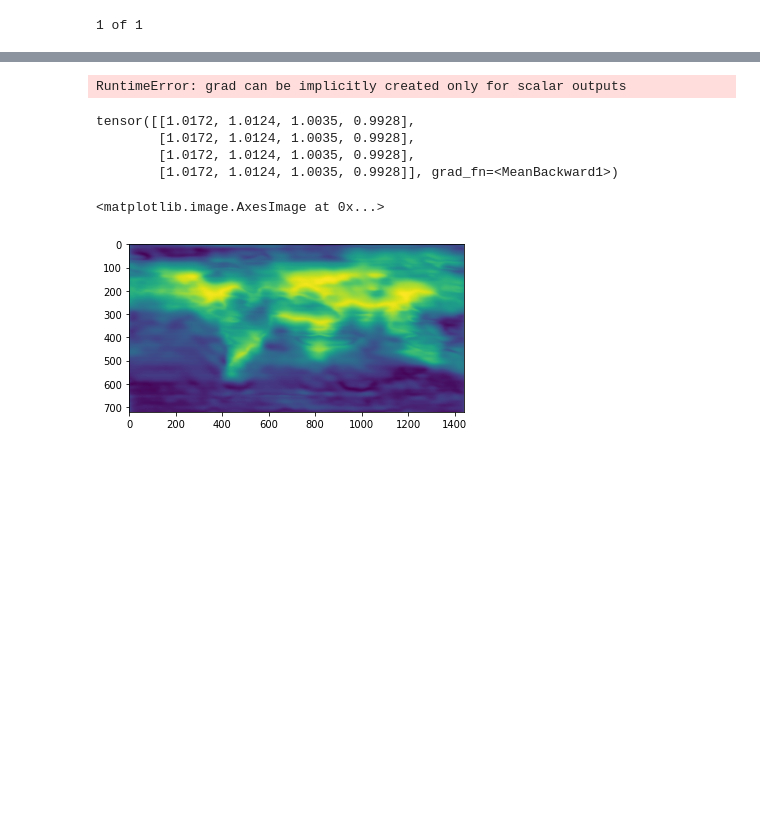
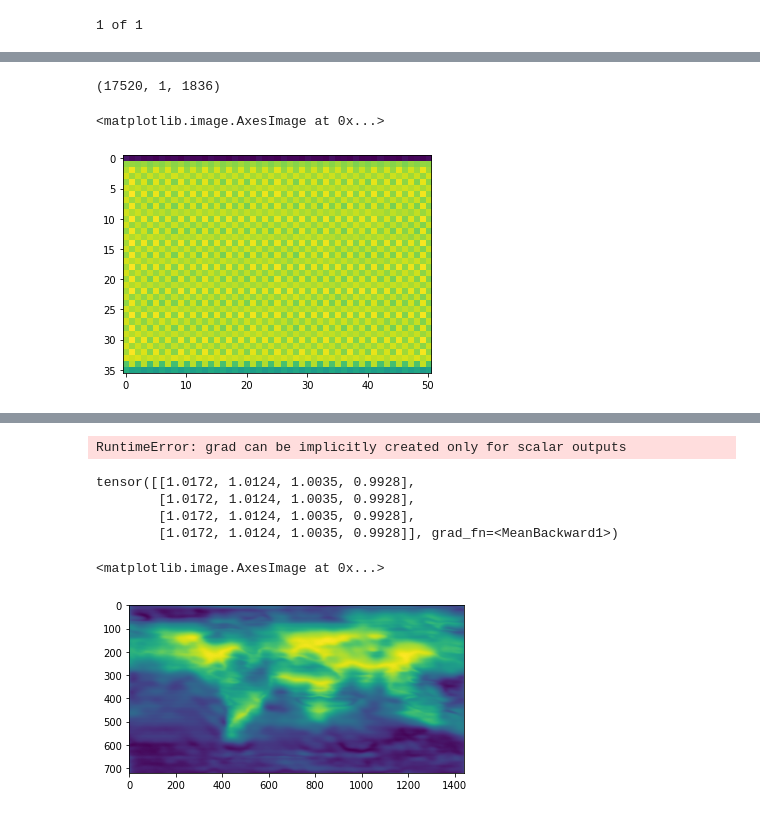
Before and after one commit to AlexTMallen/NASA-GEOS, a Jupyter notebook: fast-dpk.ipynb, the cells around one changed output, grey strips where cells are left out. Drawn from its saved outputs; the diff is of its cells as text; code cells hidden in the pictures; blank space fills up the shorter version.

```diff
--- a/fast-dpk.ipynb
+++ b/fast-dpk.ipynb
@@ -168,10 +165,10 @@ class FlowNet(model_objs.ModelObject):
 periods = [24, 24 * 7, 24 * 365.24]
 omegas = [2 * np.pi / p for p in periods]
 omega_dim = len(omegas)
-xdim = (721 // 4 + 1) * 1440 // 4 # 1038240  # TODO:
+xdim = 1836 # 1038240
 # define a model
-n1 = 13
-n2 = 24
+n1 = 11
+n2 = 16
 wd = 1e-3
 lrt = 1e-3
 model = FlowNet(xdim=xdim, num_freqs=omega_dim, n1=n1, n2=n2)
@@ -279,0 +285,18 @@ NameError: name 'step' is not defined
+# %%
+current_date = dt.datetime(2020, 1, 1)
+end_date = dt.datetime(2020, 3, 15)
+H = ((end_date - current_date).days) * 24
+
+omega_ts = torch.stack([torch.arange(len(T + H)) * omega for omega in omegas]).T
+forecast_inpts = torch.cat([torch.cos(omega_ts)] * 1 + [torch.sin(omega_ts)] * 1, -1)  # todo: generalize to more omegas
+params = model.output(forecast_inpts)
+mean_hat = np.array(params) * scale + loc
+# %%
+mean_hat.shape
+# %% [output]
+(17520, 1, 1836)
+# %%
+plt.imshow(mean_hat[10000, 0, :].reshape((36, 51)))
+# %% [output]
+<matplotlib.image.AxesImage at 0x...>
+[figure, added]
```
Also changed, not shown: parts of 12 cells of this notebook, 1 other file.
